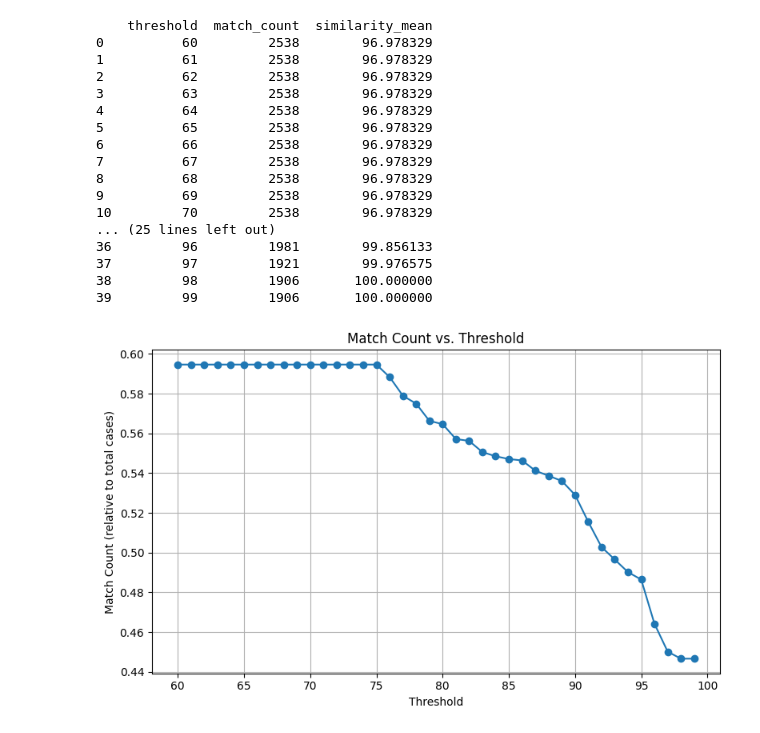
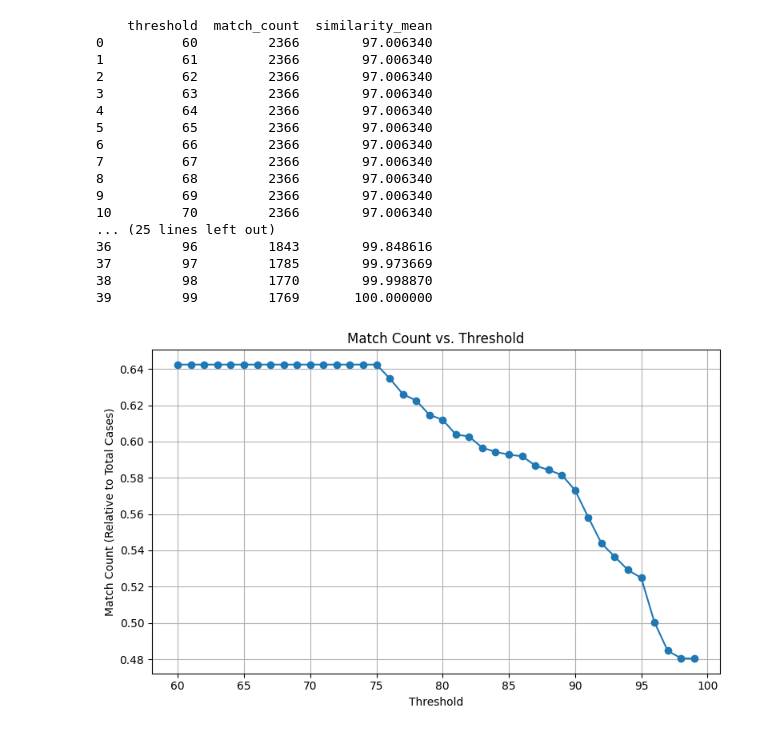
Before and after one commit to smeisegeier/spacy_matching, a Jupyter notebook: src/analysis_threshold.ipynb, the cells around one changed output. Saved outputs shown, nothing was run; the diff lists cells and outputs as text; code cells hidden in the pictures.

```diff
--- a/src/analysis_threshold.ipynb
+++ b/src/analysis_threshold.ipynb
@@ -12,7 +12,7 @@ from utils import preprocess_data, get_matches
 #)
 #sqlite_con.close()
 
-free_text_data = pd.read_csv("C:/Python/Substanzen/Test_Daten.csv", sep= ";")
+free_text_data = pd.read_csv("../local/Test_Daten.csv", sep= ";")
 
 col_with_substances_ZfKD_fake_data = free_text_data["Bezeichnung"]
 
@@ -95,34 +95,35 @@ results_df = pd.DataFrame({
 print(results_df)
 # %% [output]
     threshold  match_count  similarity_mean
-0          60         2538        96.978329
-1          61         2538        96.978329
-2          62         2538        96.978329
-3          63         2538        96.978329
-4          64         2538        96.978329
-5          65         2538        96.978329
-6          66         2538        96.978329
-7          67         2538        96.978329
-8          68         2538        96.978329
-9          69         2538        96.978329
-10         70         2538        96.978329
+0          60         2366        97.006340
+1          61         2366        97.006340
+2          62         2366        97.006340
+3          63         2366        97.006340
+4          64         2366        97.006340
+5          65         2366        97.006340
+6          66         2366        97.006340
+7          67         2366        97.006340
+8          68         2366        97.006340
+9          69         2366        97.006340
+10         70         2366        97.006340
 ... (25 lines left out)
-36         96         1981        99.856133
-37         97         1921        99.976575
-38         98         1906       100.000000
-39         99         1906       100.000000
+36         96         1843        99.848616
+37         97         1785        99.973669
+38         98         1770        99.998870
+39         99         1769       100.000000
 # %%
 results_df['match_count_relative'] = results_df['match_count'] / len(col_with_substances_ZfKD_fake_data)
 # %%
 import matplotlib.pyplot as plt
 
 plt.figure(figsize=(8, 5))
 plt.plot(results_df['threshold'], results_df['match_count_relative'], marker='o')
 plt.xlabel('Threshold')
-plt.ylabel('Match Count (relative to total cases)')
+plt.ylabel('Match Count (Relative to Total Cases)')
 plt.title('Match Count vs. Threshold')
 plt.grid(True)
 plt.tight_layout()
+plt.savefig('../images/plot_match_count_vs_threshold.png', dpi=300)
 plt.show()
 # %% [output]
-[figure, old version]
+[figure, new version]
```
Also changed, not shown: parts of 4 cells of this notebook, 6 other files.
